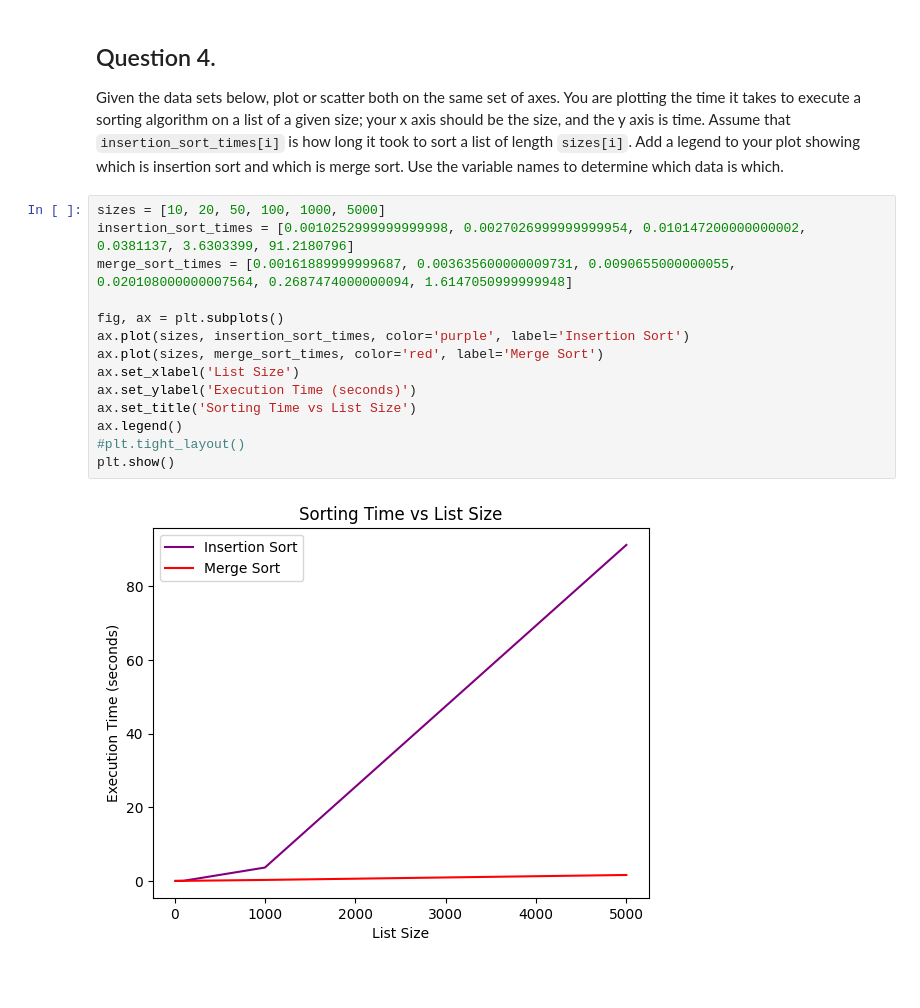
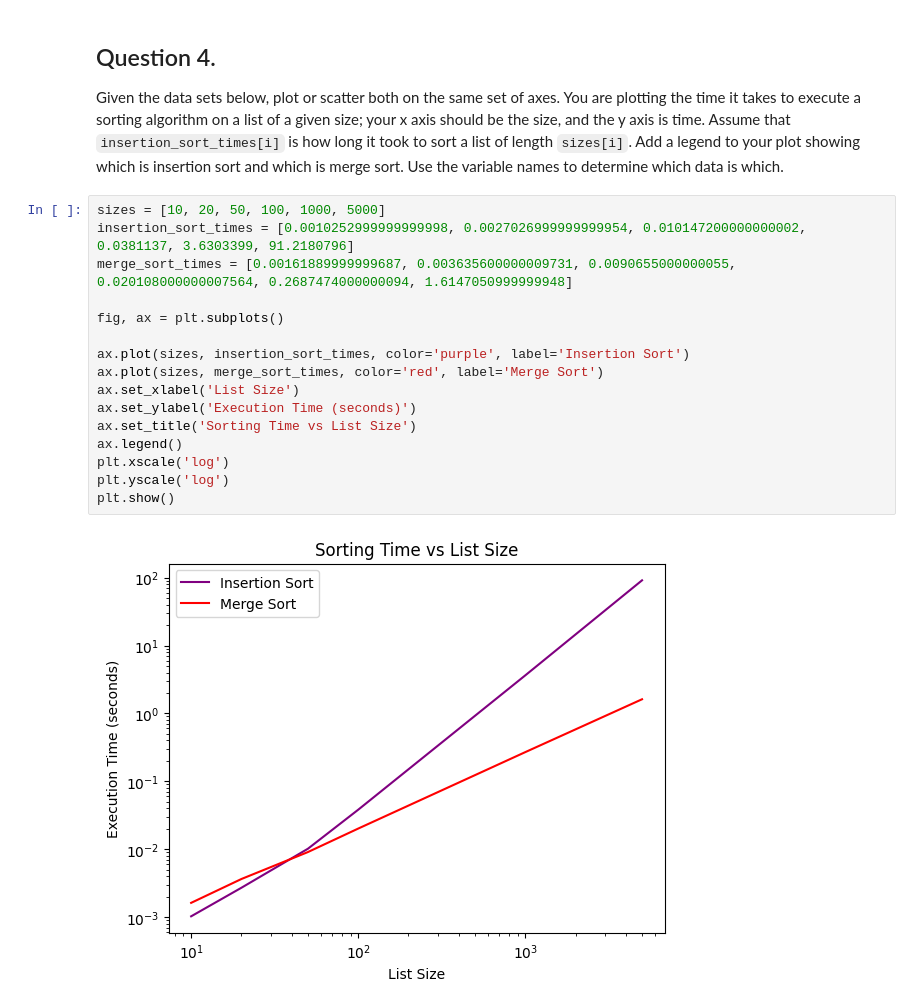
Before and after one commit to Pojetta/module_03, a Jupyter notebook: pyplot.ipynb, the cells around one changed output. Saved outputs shown, nothing was run; the diff lists cells and outputs as text; blank space fills up the shorter version.

```diff
--- a/pyplot.ipynb
+++ b/pyplot.ipynb
@@ -106,16 +106,18 @@ Given the data sets below, plot or scatter both on the same set of axes.  You ar
 # %%
 sizes = [10, 20, 50, 100, 1000, 5000]
 insertion_sort_times = [0.0010252999999999998, 0.0027026999999999954, 0.010147200000000002, 0.0381137, 3.6303399, 91.2180796]
 merge_sort_times = [0.00161889999999687, 0.003635600000009731, 0.0090655000000055, 0.020108000000007564, 0.2687474000000094, 1.6147050999999948]
 
 fig, ax = plt.subplots()
+
 ax.plot(sizes, insertion_sort_times, color='purple', label='Insertion Sort')
 ax.plot(sizes, merge_sort_times, color='red', label='Merge Sort')
 ax.set_xlabel('List Size')
 ax.set_ylabel('Execution Time (seconds)')
 ax.set_title('Sorting Time vs List Size')
 ax.legend()
-#plt.tight_layout()
+plt.xscale('log')
+plt.yscale('log')
 plt.show()
 # %% [output]
-[figure, old version]
+[figure, new version]
```
